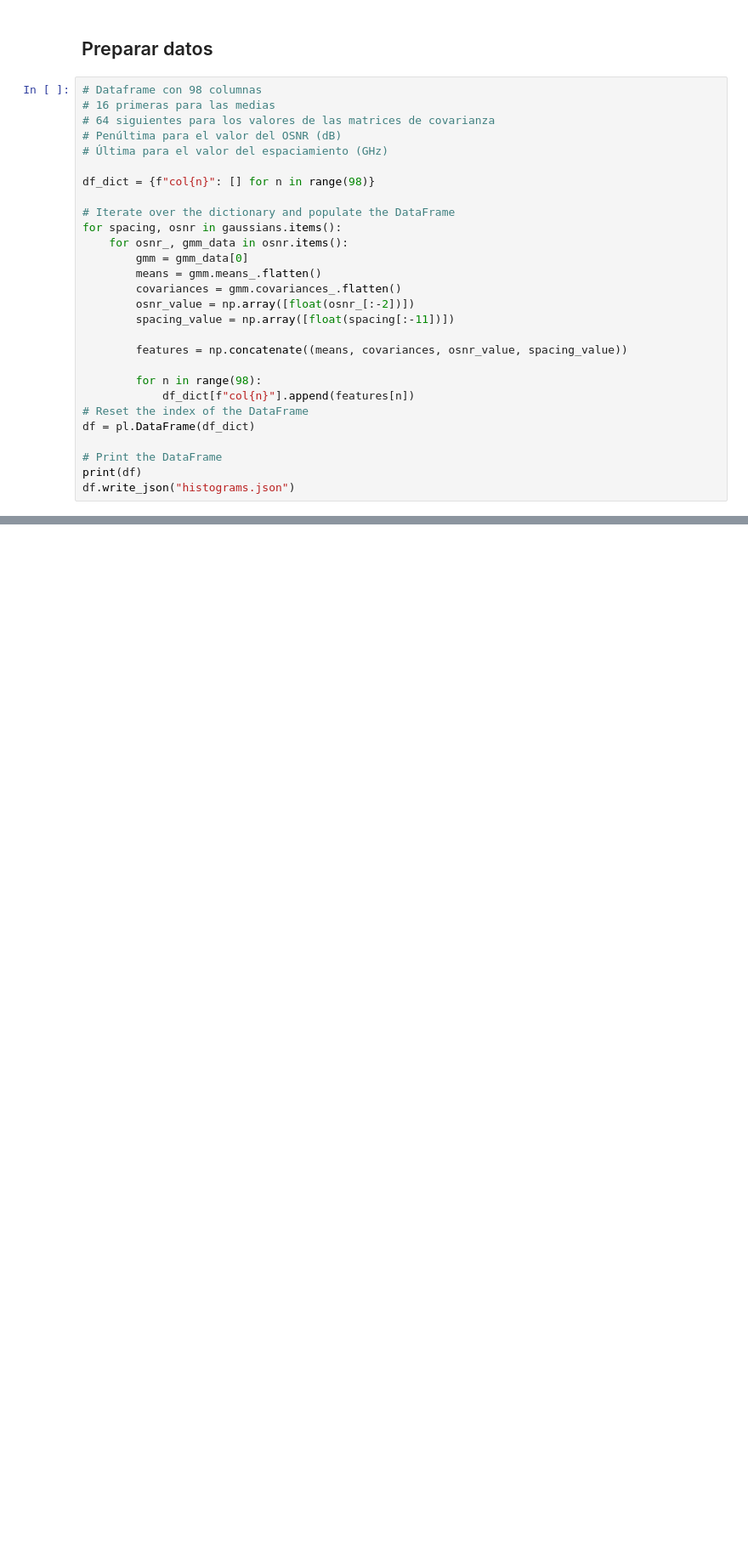
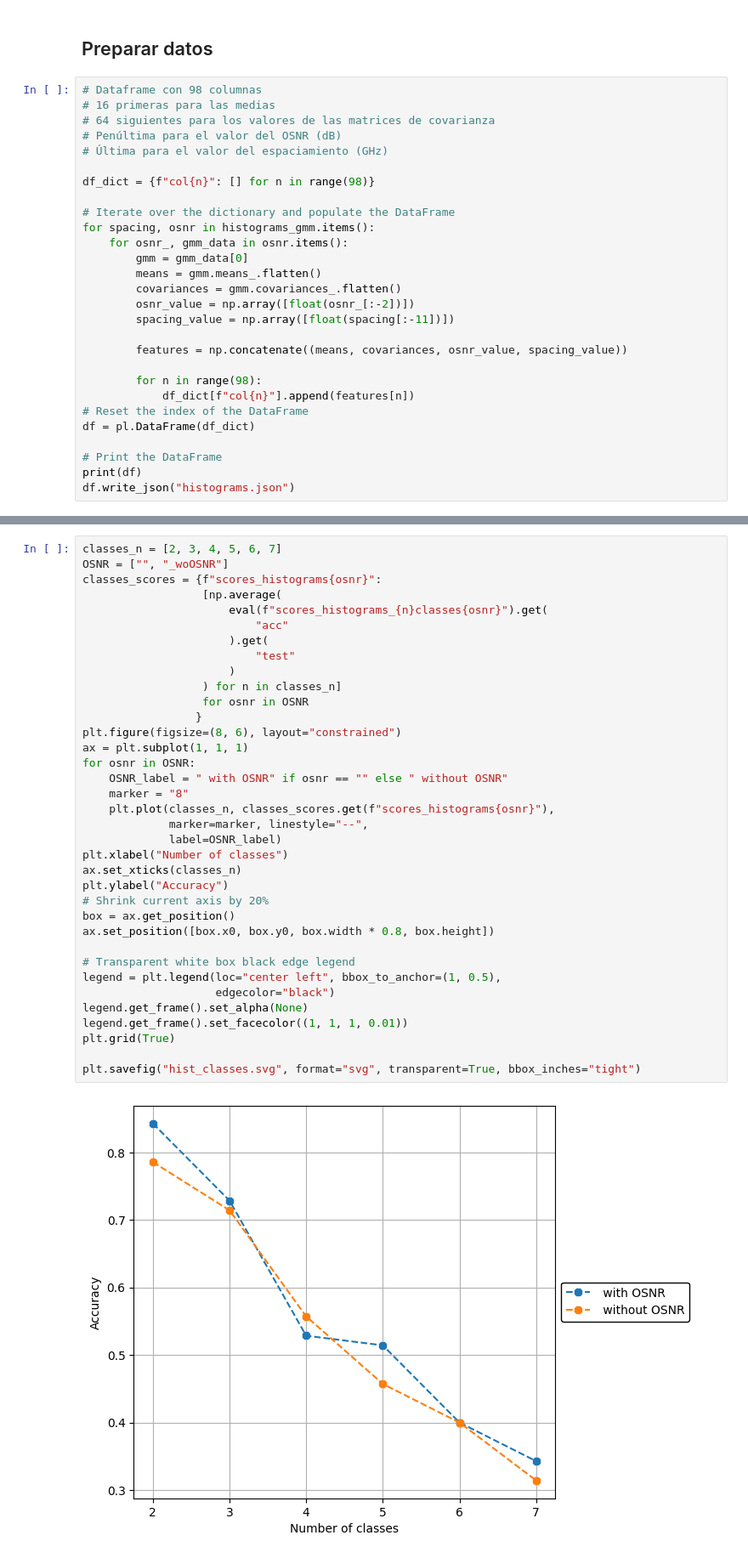
Before and after one commit to jjgranadat/Semillero_SOFA, a Jupyter notebook: histograms.ipynb, the cells around one changed output, grey strips where cells are left out. Shown at 85% size. Saved outputs shown, nothing was run; the diff lists cells and outputs as text; blank space fills up the shorter version.

Commit message:
[Feature] Added classificator for up to 7 classes

```diff
--- a/histograms.ipynb
+++ b/histograms.ipynb
@@ -506,7 +559,7 @@ for spacing in spacings:
 df_dict = {f"col{n}": [] for n in range(98)}
 
 # Iterate over the dictionary and populate the DataFrame
-for spacing, osnr in gaussians.items():
+for spacing, osnr in histograms_gmm.items():
     for osnr_, gmm_data in osnr.items():
         gmm = gmm_data[0]
         means = gmm.means_.flatten()
@@ -564,0 +785,38 @@ shape: (70, 98)
+# %%
+classes_n = [2, 3, 4, 5, 6, 7]
+OSNR = ["", "_woOSNR"]
+classes_scores = {f"scores_histograms{osnr}":
+                  [np.average(
+                      eval(f"scores_histograms_{n}classes{osnr}").get(
+                          "acc"
+                      ).get(
+                          "test"
+                      )
+                  ) for n in classes_n]
+                  for osnr in OSNR
+                 }
+plt.figure(figsize=(8, 6), layout="constrained")
+ax = plt.subplot(1, 1, 1)
+for osnr in OSNR:
+    OSNR_label = " with OSNR" if osnr == "" else " without OSNR"
+    marker = "8"
+    plt.plot(classes_n, classes_scores.get(f"scores_histograms{osnr}"),
+             marker=marker, linestyle="--",
+             label=OSNR_label)
+plt.xlabel("Number of classes")
+ax.set_xticks(classes_n)
+plt.ylabel("Accuracy")
+# Shrink current axis by 20%
+box = ax.get_position()
+ax.set_position([box.x0, box.y0, box.width * 0.8, box.height])
+
+# Transparent white box black edge legend
+legend = plt.legend(loc="center left", bbox_to_anchor=(1, 0.5),
+                    edgecolor="black")
+legend.get_frame().set_alpha(None)
+legend.get_frame().set_facecolor((1, 1, 1, 0.01))
+plt.grid(True)
+
+plt.savefig("hist_classes.svg", format="svg", transparent=True, bbox_inches="tight")
+# %% [output]
+[figure, added]
```
Also changed, not shown: parts of 33 cells of this notebook.
